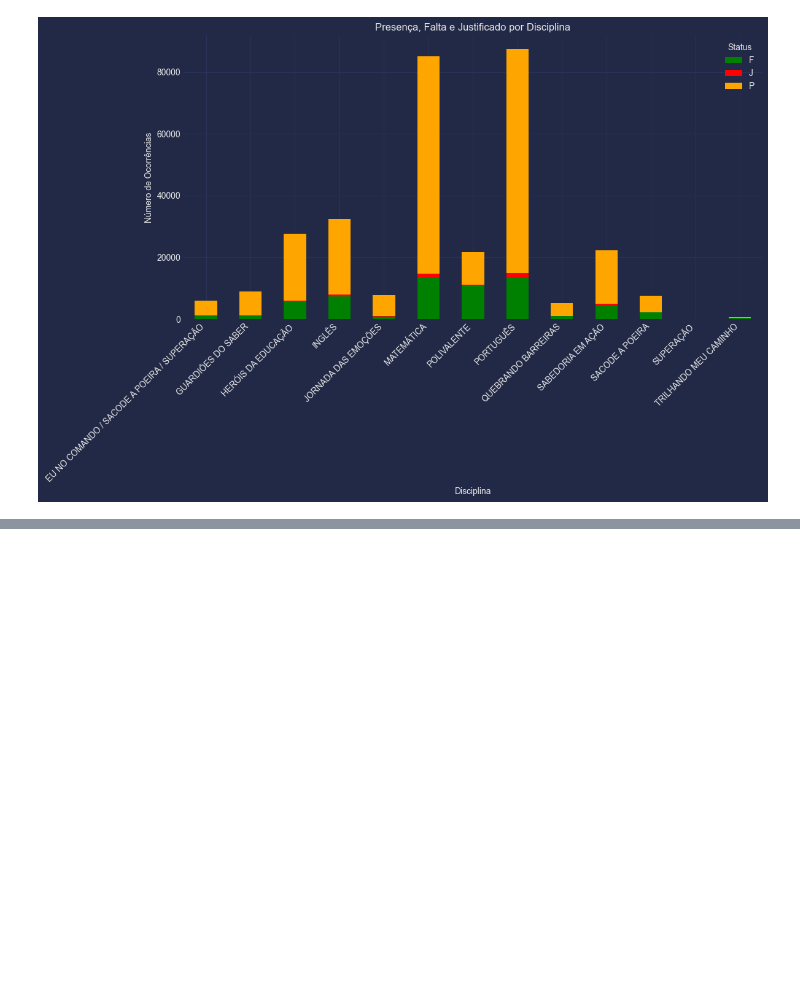
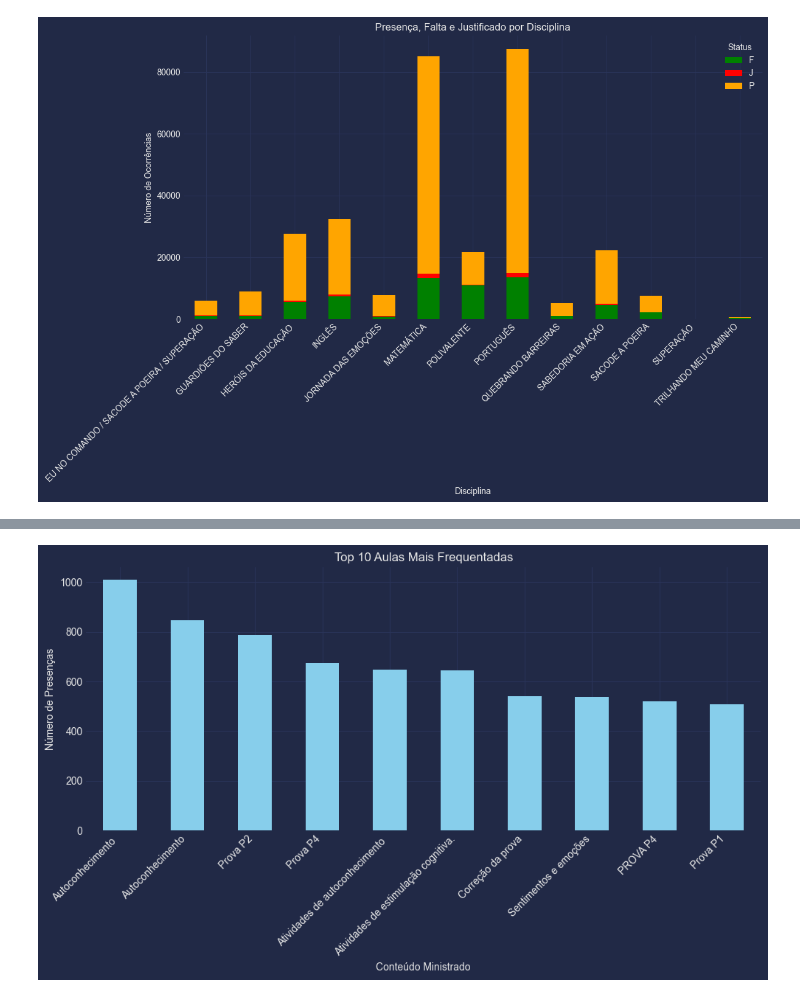
Before and after one commit to tulipia/passos-magicos, a Jupyter notebook: index_v2 copy.ipynb, the cells around one changed output, grey strips where cells are left out. Drawn from its saved outputs; the diff is of its cells as text; code cells hidden in the pictures; blank space fills up the shorter version.

Commit message:
Aulas mais frequentadas

```diff
--- a/index_v2 copy.ipynb
+++ b/index_v2 copy.ipynb
@@ -639,3 +639,10 @@ plt.tight_layout()
 plt.show()
 # %% [output]
 [figure]
+# %%
+# Agrupar os dados para identificar as aulas mais frequentadas
+aulas_mais_frequentadas = aluno_frequencia_completa[aluno_frequencia_completa['StPresencaFalta'] == 'P']
+aulas_mais_frequentadas_agg = aulas_mais_frequentadas.groupby('ConteudoMinistrado').size().sort_values(ascending=False)
+
+# Exibir as 10 aulas mais frequentadas
+aulas_mais_frequentadas_agg.head(10)
@@ -641,0 +662,18 @@ plt.show()
+# %%
+# Filtrar as top 10 aulas mais frequentadas
+top_10_aulas = aulas_mais_frequentadas_agg.head(10)
+
+# Criar o gráfico de barras para as top 10 aulas mais frequentadas
+plt.figure(figsize=(10, 6))
+top_10_aulas.plot(kind='bar', color='skyblue')
+
+plt.title('Top 10 Aulas Mais Frequentadas')
+plt.xlabel('Conteúdo Ministrado')
+plt.ylabel('Número de Presenças')
+plt.xticks(rotation=45, ha='right')
+plt.tight_layout()
+
+# Exibir o gráfico
+plt.show()
+# %% [output]
+[figure, added]
```
Also changed, not shown: parts of 1 cell of this notebook.
